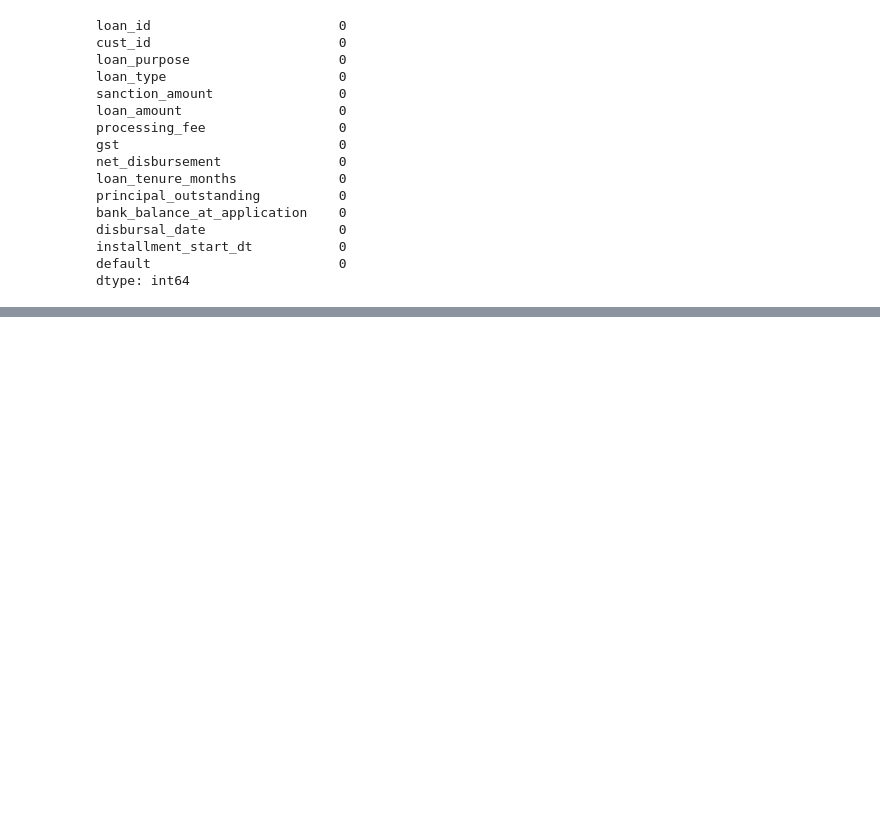
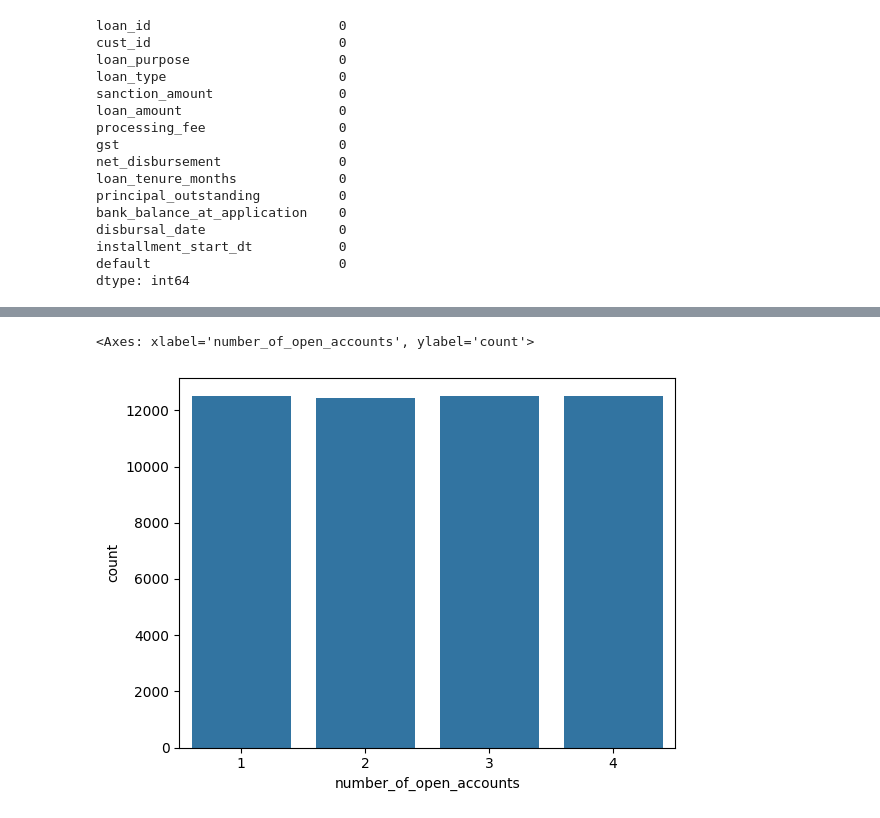
Before and after one commit to ayush-singhgit/Credit_risk_score, a Jupyter notebook: DataSet_processing.ipynb, the cells around one changed output, grey strips where cells are left out. Cells and saved outputs as stored; diff of their text form; code cells hidden in the pictures; blank space fills up the shorter version.

```diff
--- a/DataSet_processing.ipynb
+++ b/DataSet_processing.ipynb
@@ -122,0 +228,5 @@ dtype: int64
+# %%
+sns.countplot(x=bureau['number_of_open_accounts'])
+# %% [output]
+<Axes: xlabel='number_of_open_accounts', ylabel='count'>
+[figure, added]
```
Also changed, not shown: parts of 19 cells of this notebook.
